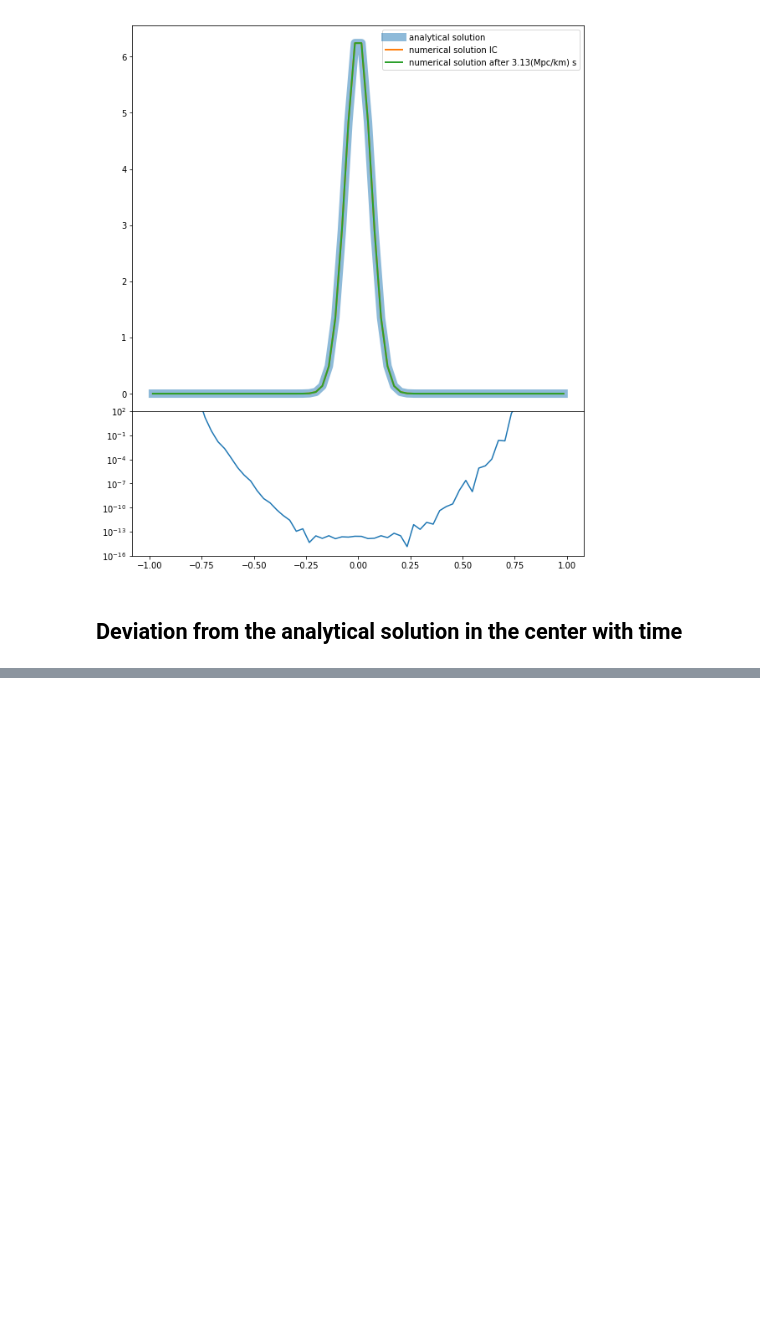
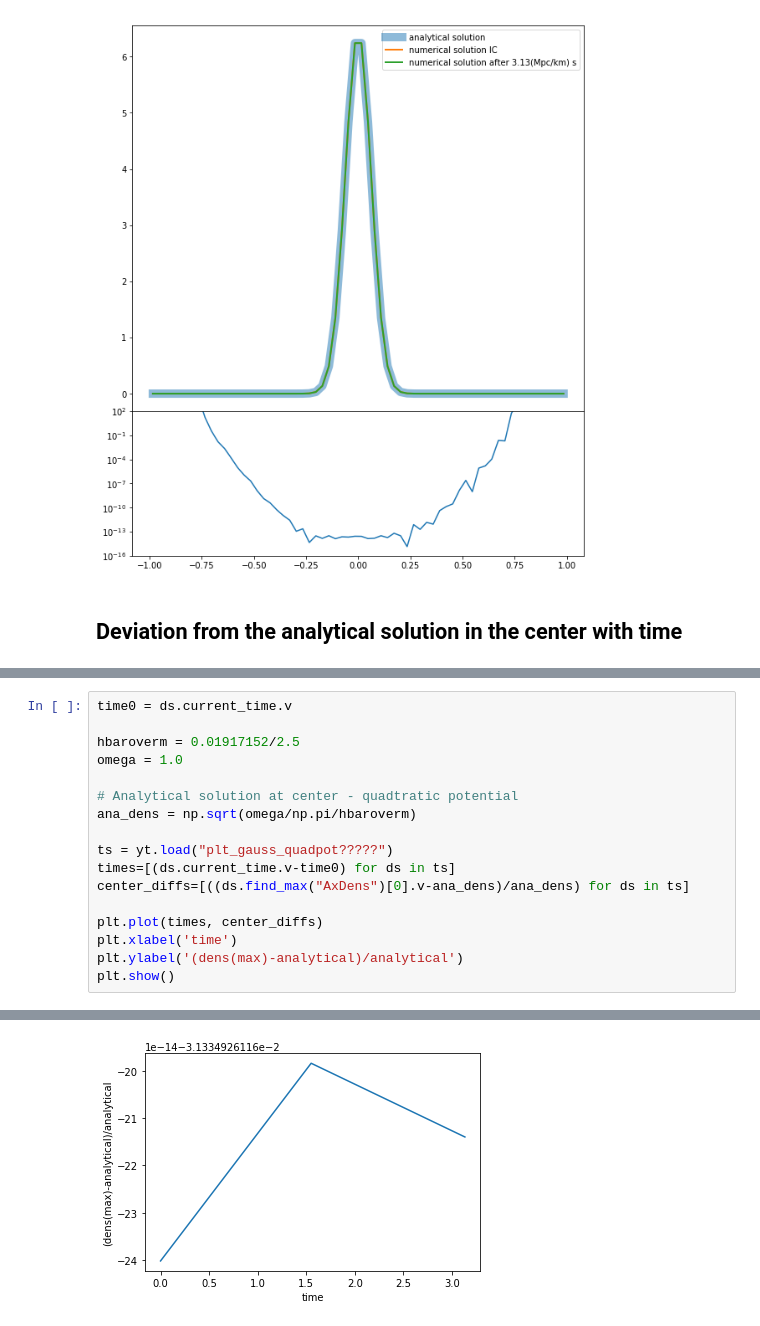
Before and after one commit to axionyx/axionyx_1.0, a Jupyter notebook: Exec/Test_FDM_Gauss_4th/Plotting.ipynb, the cells around one changed output, grey strips where cells are left out. Drawn from its saved outputs; the diff is of its cells as text; blank space fills up the shorter version.

```diff
--- a/Exec/Test_FDM_Gauss_4th/Plotting.ipynb
+++ b/Exec/Test_FDM_Gauss_4th/Plotting.ipynb
@@ -205,0 +128,18 @@ yt : [INFO     ] 2019-05-21 14:25:59,463 Max Value is 6.24080e+00 at -0.01562500
+# %%
+time0 = ds.current_time.v
+
+hbaroverm = 0.01917152/2.5
+omega = 1.0
+
+# Analytical solution at center - quadtratic potential
+ana_dens = np.sqrt(omega/np.pi/hbaroverm)
+
+ts = yt.load("plt_gauss_quadpot?????")
+times=[(ds.current_time.v-time0) for ds in ts]
+center_diffs=[((ds.find_max("AxDens")[0].v-ana_dens)/ana_dens) for ds in ts]
+
+plt.plot(times, center_diffs)
+plt.xlabel('time')
+plt.ylabel('(dens(max)-analytical)/analytical')
+plt.show()
+# %% [output]
@@ -205,0 +163 @@ yt : [INFO     ] 2019-05-21 14:25:59,463 Max Value is 6.24080e+00 at -0.01562500
+[figure, added]
```
Also changed, not shown: parts of 2 cells of this notebook.
